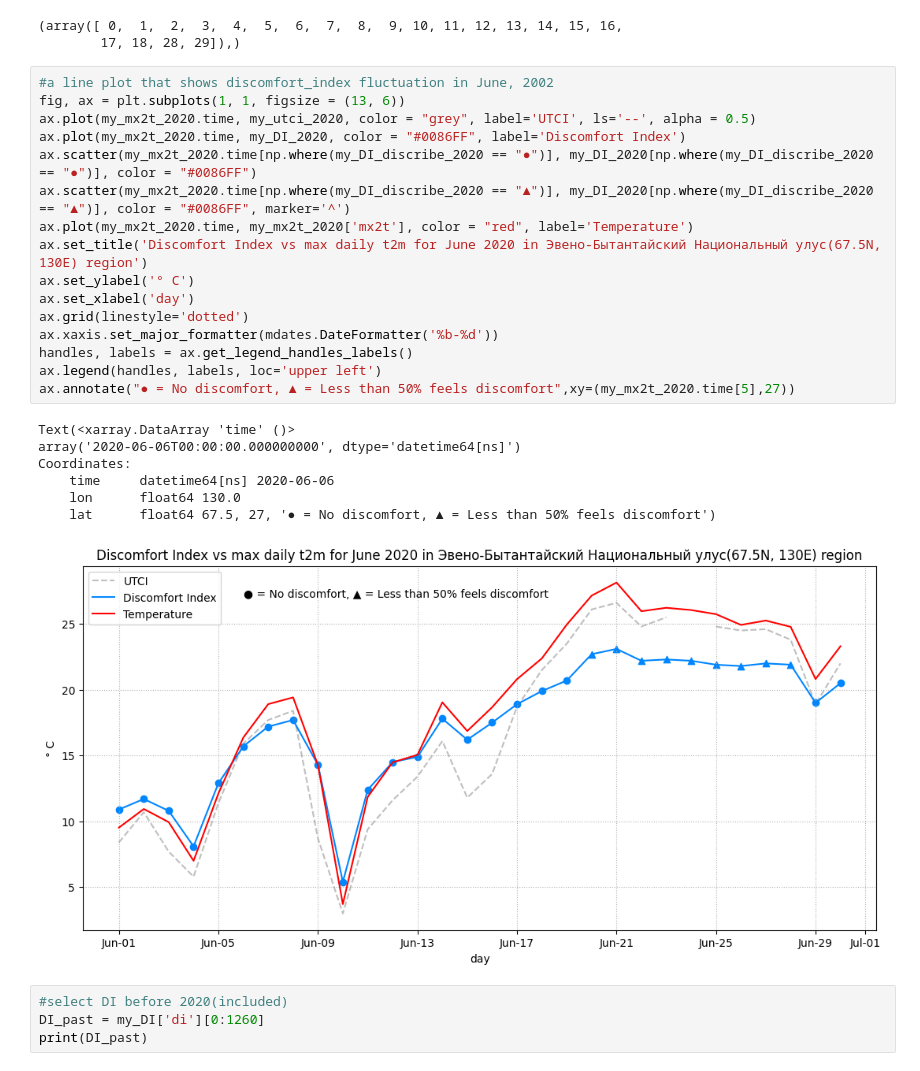
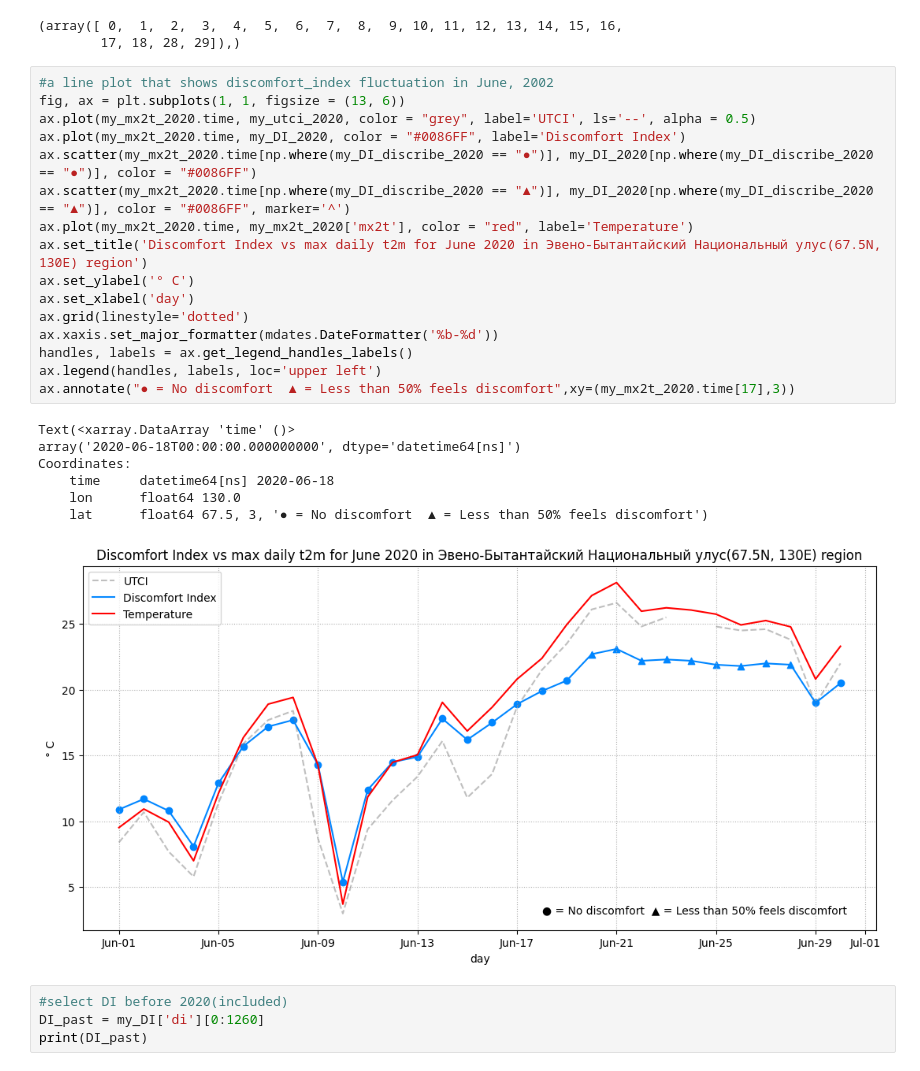
Before and after one commit to xinhe-zhang/heatwave, a Jupyter notebook: HW4_張昕荷_R12228016.ipynb, the cells around one changed output. Drawn from its saved outputs; the diff is of its cells as text.

```diff
--- a/HW4_張昕荷_R12228016.ipynb
+++ b/HW4_張昕荷_R12228016.ipynb
@@ -567,27 +566,27 @@ np.where(my_DI_discribe_2020 == "●")
 # %%
 #a line plot that shows discomfort_index fluctuation in June, 2002
 fig, ax = plt.subplots(1, 1, figsize = (13, 6))
 ax.plot(my_mx2t_2020.time, my_utci_2020, color = "grey", label='UTCI', ls='--', alpha = 0.5)
 ax.plot(my_mx2t_2020.time, my_DI_2020, color = "#0086FF", label='Discomfort Index')
 ax.scatter(my_mx2t_2020.time[np.where(my_DI_discribe_2020 == "●")], my_DI_2020[np.where(my_DI_discribe_2020 == "●")], color = "#0086FF")
 ax.scatter(my_mx2t_2020.time[np.where(my_DI_discribe_2020 == "▲")], my_DI_2020[np.where(my_DI_discribe_2020 == "▲")], color = "#0086FF", marker='^')
 ax.plot(my_mx2t_2020.time, my_mx2t_2020['mx2t'], color = "red", label='Temperature')
 ax.set_title('Discomfort Index vs max daily t2m for June 2020 in Эвено-Бытантайский Национальный улус(67.5N, 130E) region')
 ax.set_ylabel('° C')
 ax.set_xlabel('day')
 ax.grid(linestyle='dotted')
 ax.xaxis.set_major_formatter(mdates.DateFormatter('%b-%d'))
 handles, labels = ax.get_legend_handles_labels()
 ax.legend(handles, labels, loc='upper left')
-ax.annotate("● = No discomfort, ▲ = Less than 50% feels discomfort",xy=(my_mx2t_2020.time[5],27))
+ax.annotate("● = No discomfort  ▲ = Less than 50% feels discomfort",xy=(my_mx2t_2020.time[17],3))
 # %% [output]
 Text(<xarray.DataArray 'time' ()>
-array('2020-06-06T00:00:00.000000000', dtype='datetime64[ns]')
+array('2020-06-18T00:00:00.000000000', dtype='datetime64[ns]')
 Coordinates:
-    time     datetime64[ns] 2020-06-06
+    time     datetime64[ns] 2020-06-18
     lon      float64 130.0
-    lat      float64 67.5, 27, '● = No discomfort, ▲ = Less than 50% feels discomfort')
+    lat      float64 67.5, 3, '● = No discomfort  ▲ = Less than 50% feels discomfort')
-[figure, old version]
+[figure, new version]
 # %%
 #select DI before 2020(included)
 DI_past = my_DI['di'][0:1260]
```
Also changed, not shown: parts of 22 cells of this notebook.
